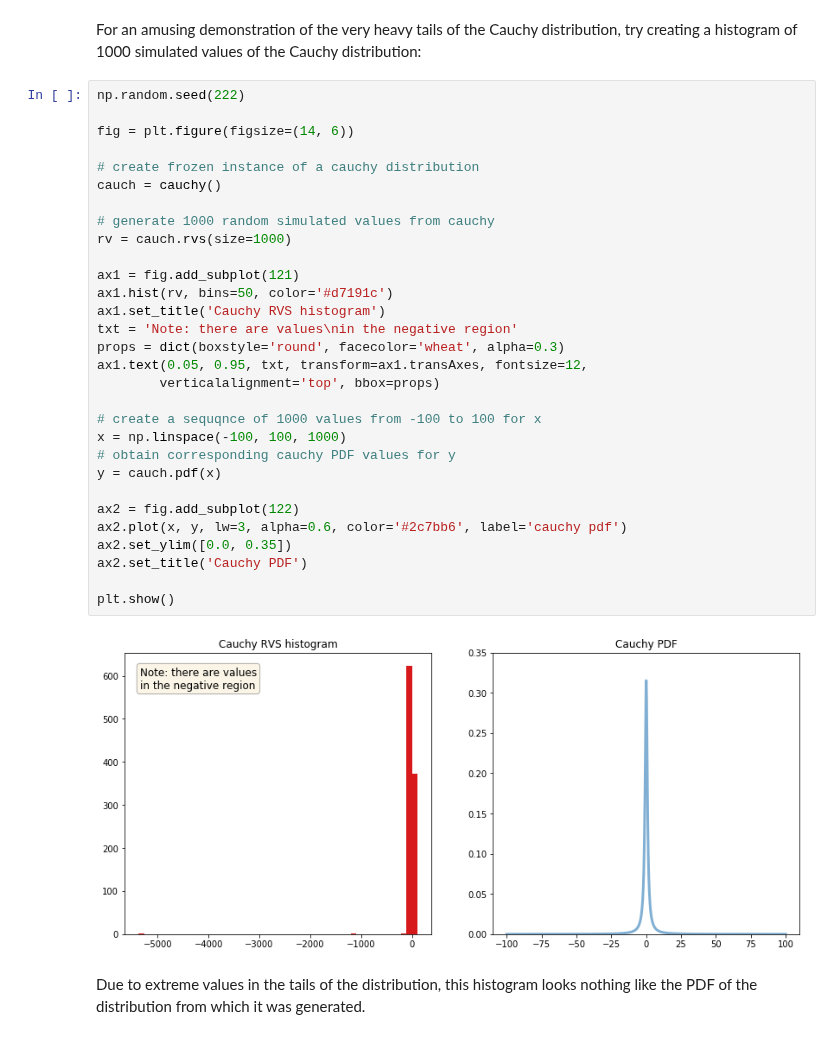
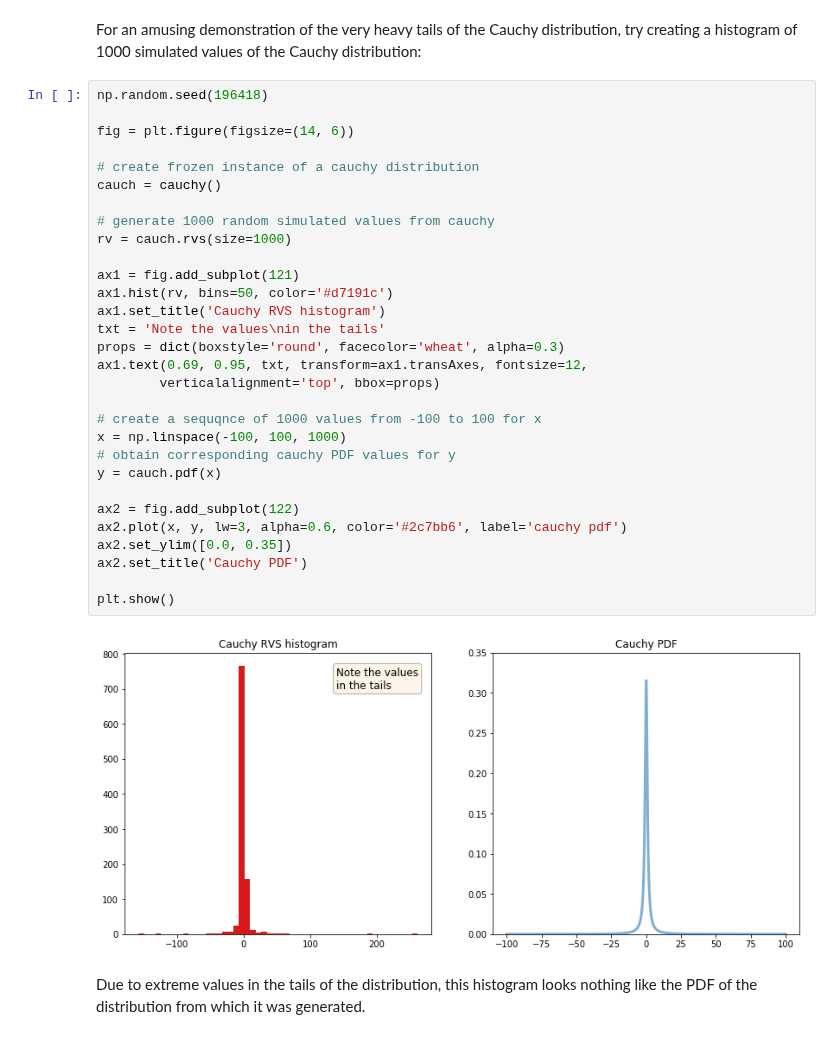
Before and after one commit to buruzaemon/IntroductionToProbabilityPy, a Jupyter notebook: Ch7.ipynb, the cells around one changed output. Saved outputs shown, nothing was run; the diff lists cells and outputs as text.

Commit message:
now using Fibonacci numbers for the random number seed

```diff
--- a/Ch7.ipynb
+++ b/Ch7.ipynb
@@ -176,37 +176,37 @@ from scipy.stats import cauchy
 # %% [markdown]
 For an amusing demonstration of the very heavy tails of the Cauchy distribution, try creating a histogram of 1000 simulated values of the Cauchy distribution:
 # %%
-np.random.seed(222)
+np.random.seed(196418)
 
 fig = plt.figure(figsize=(14, 6))
 
 # create frozen instance of a cauchy distribution
 cauch = cauchy()
 
 # generate 1000 random simulated values from cauchy
 rv = cauch.rvs(size=1000)
 
 ax1 = fig.add_subplot(121)
 ax1.hist(rv, bins=50, color='#d7191c')
 ax1.set_title('Cauchy RVS histogram')
-txt = 'Note: there are values\nin the negative region'
+txt = 'Note the values\nin the tails'
 props = dict(boxstyle='round', facecolor='wheat', alpha=0.3)
-ax1.text(0.05, 0.95, txt, transform=ax1.transAxes, fontsize=12,
+ax1.text(0.69, 0.95, txt, transform=ax1.transAxes, fontsize=12,
         verticalalignment='top', bbox=props)
 
 # create a sequqnce of 1000 values from -100 to 100 for x
 x = np.linspace(-100, 100, 1000)
 # obtain corresponding cauchy PDF values for y
 y = cauch.pdf(x)
 
 ax2 = fig.add_subplot(122)
 ax2.plot(x, y, lw=3, alpha=0.6, color='#2c7bb6', label='cauchy pdf')
 ax2.set_ylim([0.0, 0.35])
 ax2.set_title('Cauchy PDF')
 
 plt.show()
 # %% [output]
-[figure, old version]
+[figure, new version]
 # %% [markdown]
 Due to extreme values in the tails of the distribution, this histogram looks nothing like the PDF of the distribution from which it was generated.
 # %% [markdown]
```
Also changed, not shown: parts of 7 cells of this notebook, 12 other files.
